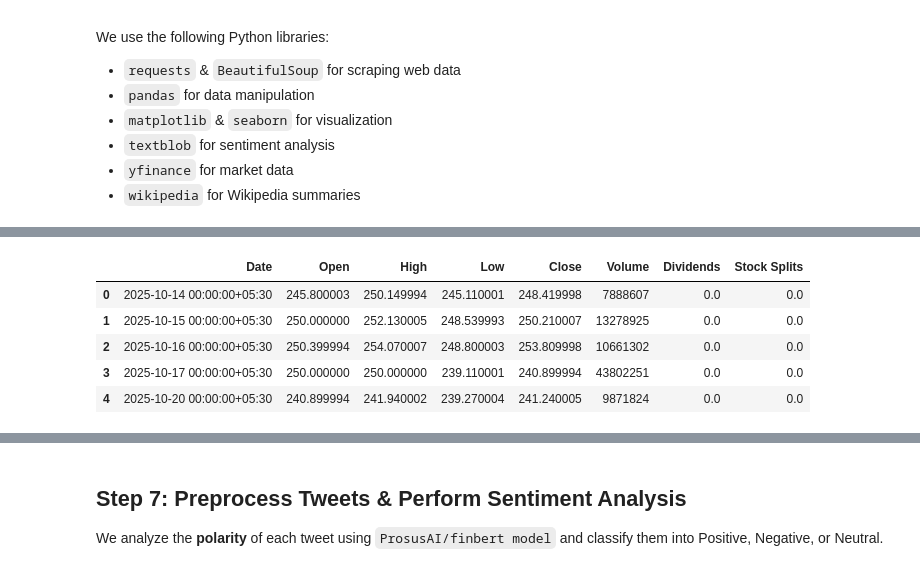
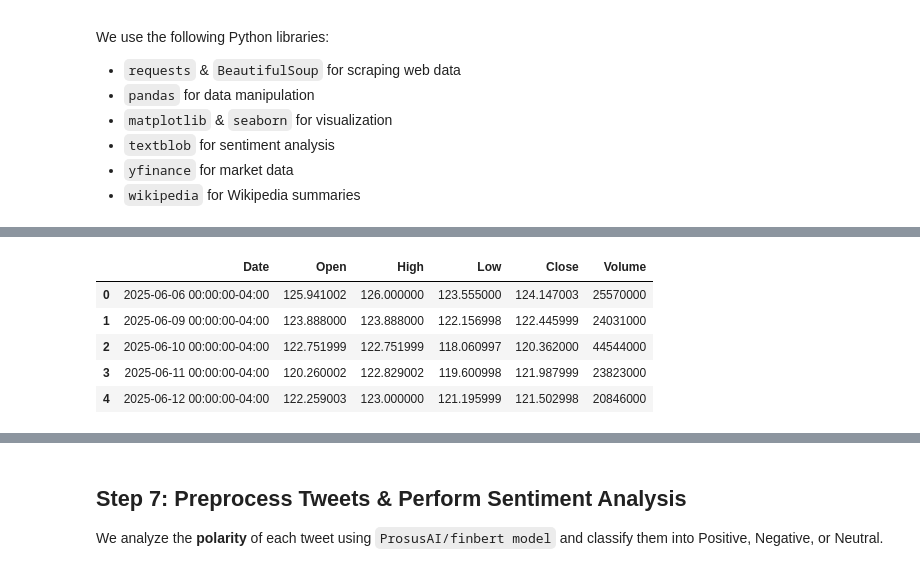
Before and after one commit to gopichandchalla16/infosys-internship-real-time-industry-insight-system, a Jupyter notebook: Project_Sprint1.ipynb, the cells around one changed output, grey strips where cells are left out. Saved outputs shown, nothing was run; the diff lists cells and outputs as text; code cells hidden in the pictures.

```diff
--- a/Project_Sprint1.ipynb
+++ b/Project_Sprint1.ipynb
@@ -13,4 +2,0 @@ We allow users to enter a **company or asset name** to fetch relevant data dynam
-# %%
-# User input for asset/company
-asset_name = input("Enter the company name (e.g.TCS, Rakuten, Netflix): ").upper()
-print(f"\nData analysis will be performed for: {asset_name}")
@@ -132,6 +426,13 @@ We fetch **historical market data** (last 30 days) for the asset using Yahoo Fin
 # %%
+# =========================
+# SAFE MARKET DATA FETCH (STOCKS + CRYPTO)
+# =========================
+
+import pandas as pd
+import yfinance as yf
+from datetime import datetime
+
 tickers = {
-    # Existing
     "NETFLIX": "NFLX",
     "APPLE": "AAPL",
     "TESLA": "TSLA",
@@ -141,21 +442,15 @@ tickers = {
     "INFOSYS": "INFY.NS",
     "RAKUTEN": "RKUNY",
     "BITCOIN": "BTC-USD",
-
-    # 🔥 Popular US Tech
     "AMAZON": "AMZN",
-    "META": "META",         # Facebook
+    "META": "META",
     "NVIDIA": "NVDA",
     "AMD": "AMD",
     "INTEL": "INTC",
-
-    # 🏦 Finance
     "JP MORGAN": "JPM",
     "GOLDMAN SACHS": "GS",
     "MASTERCARD": "MA",
     "VISA": "V",
-
-    # 🇮🇳 Common Indian Stocks
     "RELIANCE": "RELIANCE.NS",
     "HDFC": "HDFCBANK.NS",
     "ICICI": "ICICIBANK.NS",
@@ -163,36 +458,54 @@ tickers = {
     "HCL": "HCLTECH.NS",
     "ADANIPORTS": "ADANIPORTS.NS",
     "ADANIENT": "ADANIENT.NS",
-
-    # 🚗 Auto
     "TATA MOTORS": "TATAMOTORS.NS",
     "MARUTI": "MARUTI.NS",
-    "TESLA": "TSLA",       # already above but kept for auto category
-
-    # 🔴 Other Big Names
+    "TESLA": "TSLA",
     "COCA COLA": "KO",
     "PEPSICO": "PEP",
     "WALMART": "WMT",
-    "NETFLIX": "NFLX",     # already included
-
-    # 💰 Other popular crypto
+    "NETFLIX": "NFLX",
     "ETHEREUM": "ETH-USD",
     "DOGECOIN": "DOGE-USD",
     "SOLANA": "SOL-USD"
 }
 
-try:
-    asset = tickers.get(asset_name.upper(), asset_name.upper())
-    ticker = yf.Ticker(asset)
-    market_data = ticker.history(period="1mo", interval="1d")
+def fetch_market_data(asset_name, period="6mo", interval="1d"):
+    """
+    Safely fetches historical market data for stocks and crypto.
 
-    if market_data.empty:
-        raise ValueError("No data returned. Check ticker symbol.")
+    Returns:
+        DataFrame with Date and Close price, or empty DataFrame on failure.
+    """
+    try:
+        asset_name = tickers.get(company_name.upper(), company_name.upper())
+        ticker = yf.Ticker(asset_name)
+        market_data = ticker.history(period=period, interval=interval)
 
-    market_data.reset_index(inplace=True)
-    print(f"\n Market Data Sample for {asset}:")
-    display(market_data.head())
+        if market_data is None or market_data.empty:
+            print(f"⚠️ No market data found for: {asset_name}")
+            return pd.DataFrame()
 
-except Exception as e:
-    print(f"Could not fetch Yahoo Finance data: {e}")
+        market_data = market_data.reset_index()
+
+        if "Close" not in market_data.columns:
+            print(f"⚠️ 'Close' price column missing for: {asset_name}")
+            return pd.DataFrame()
+
+        return market_data[['Date','Open','High','Low','Close','Volume']]
+
+    except Exception as e:
+        print(f"⚠️ Market data fetch failed for {asset_name}: {e}")
+        return pd.DataFrame()
+
+
+# Fetch data using validated company selection
+market_df = fetch_market_data(company_name)
+
+# Final validation before proceeding
+if market_df.empty:
+    print("❌ Market data unavailable. Downstream trend analysis will be skipped.")
+else:
+    print("✅ Market data successfully retrieved!")
+    display(market_df.head())
 # %% [output]
@@ -200,6 +513,6 @@ except Exception as e:
-|  | Date | Open | High | Low | Close | Volume | Dividends | Stock Splits |
-| 0 | 2025-10-14 00:00:00+05:30 | 245.800003 | 250.149994 | 245.110001 | 248.419998 | 7888607 | 0.0 | 0.0 |
-| 1 | 2025-10-15 00:00:00+05:30 | 250.000000 | 252.130005 | 248.539993 | 250.210007 | 13278925 | 0.0 | 0.0 |
-| 2 | 2025-10-16 00:00:00+05:30 | 250.399994 | 254.070007 | 248.800003 | 253.809998 | 10661302 | 0.0 | 0.0 |
-| 3 | 2025-10-17 00:00:00+05:30 | 250.000000 | 250.000000 | 239.110001 | 240.899994 | 43802251 | 0.0 | 0.0 |
-| 4 | 2025-10-20 00:00:00+05:30 | 240.899994 | 241.940002 | 239.270004 | 241.240005 | 9871824 | 0.0 | 0.0 |
+|  | Date | Open | High | Low | Close | Volume |
+| 0 | 2025-06-06 00:00:00-04:00 | 125.941002 | 126.000000 | 123.555000 | 124.147003 | 25570000 |
+| 1 | 2025-06-09 00:00:00-04:00 | 123.888000 | 123.888000 | 122.156998 | 122.445999 | 24031000 |
+| 2 | 2025-06-10 00:00:00-04:00 | 122.751999 | 122.751999 | 118.060997 | 120.362000 | 44544000 |
+| 3 | 2025-06-11 00:00:00-04:00 | 120.260002 | 122.829002 | 119.600998 | 121.987999 | 23823000 |
+| 4 | 2025-06-12 00:00:00-04:00 | 122.259003 | 123.000000 | 121.195999 | 121.502998 | 20846000 |
```
Also changed, not shown: parts of 36 cells of this notebook.
